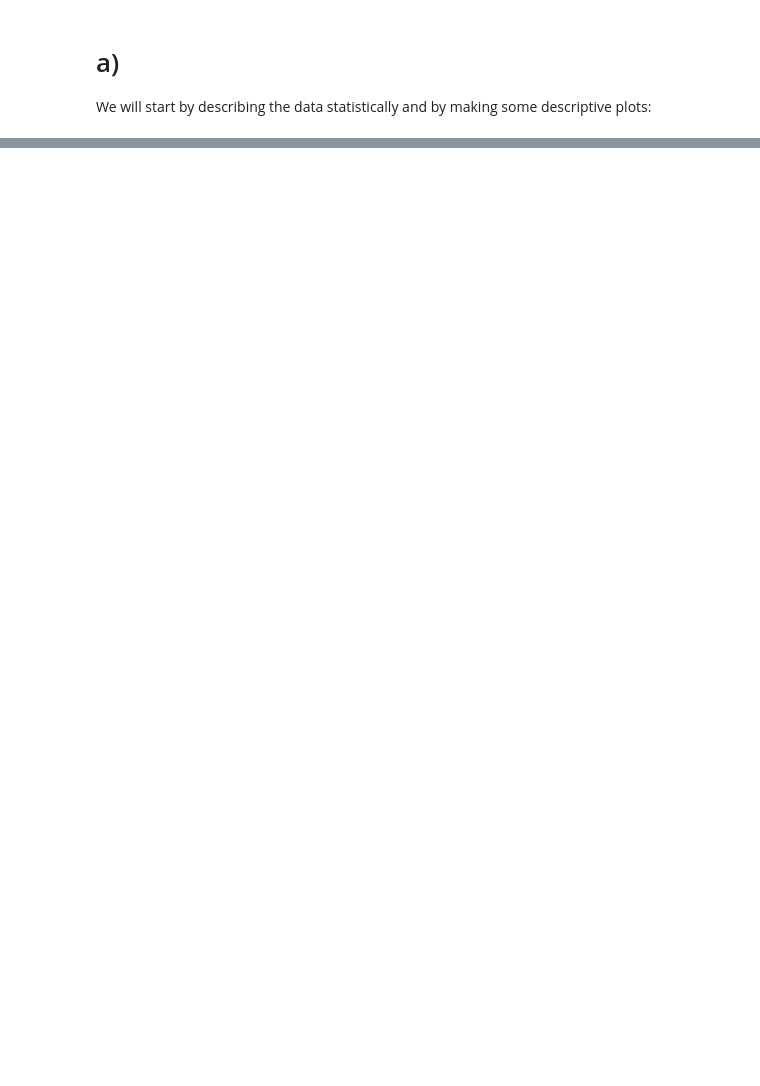
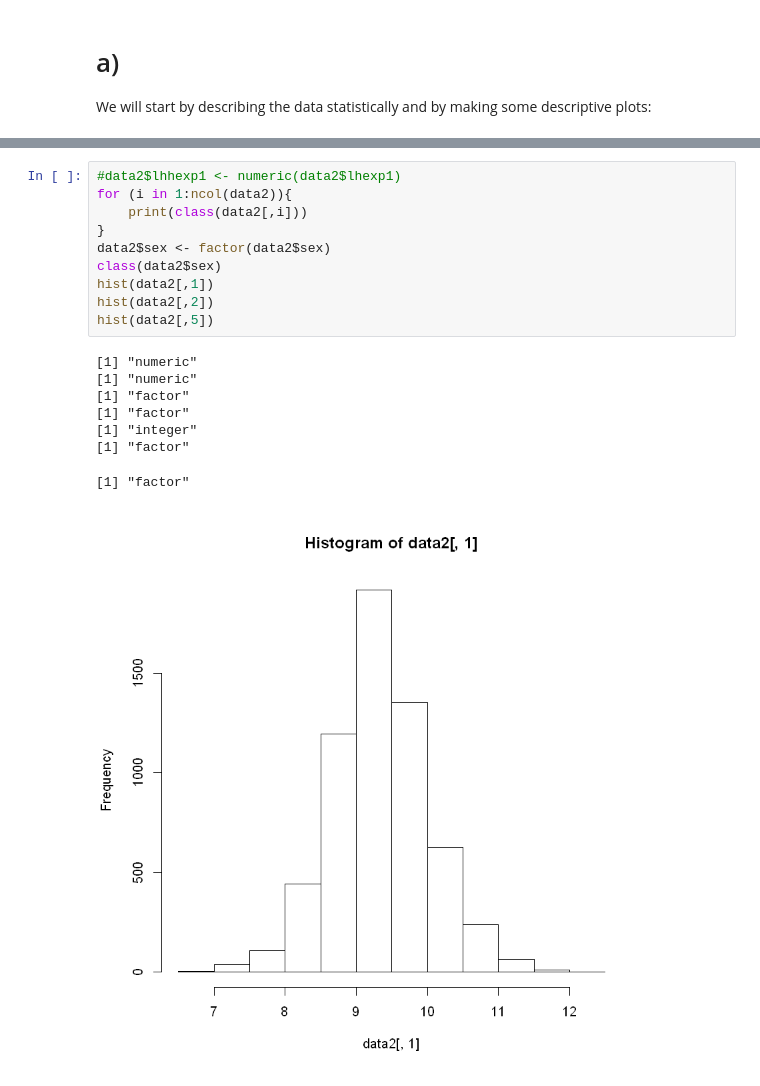
Before and after one commit to magicbeans817/ecox1, a Jupyter notebook: HW1.ipynb, the cells around one changed output, grey strips where cells are left out. Drawn from its saved outputs; the diff is of its cells as text; blank space fills up the shorter version.

```diff
--- a/HW1.ipynb
+++ b/HW1.ipynb
@@ -311,0 +326,19 @@ ncol(data2)
+# %%
+#data2$lhhexp1 <- numeric(data2$lhexp1)
+for (i in 1:ncol(data2)){
+    print(class(data2[,i]))
+}
+data2$sex <- factor(data2$sex)
+class(data2$sex)
+hist(data2[,1])
+hist(data2[,2])
+hist(data2[,5])
+# %% [output]
+[1] "numeric"
+[1] "numeric"
+[1] "factor"
+[1] "factor"
+[1] "integer"
+[1] "factor"
+[1] "factor"
+[figure, added]
```
Also changed, not shown: parts of 5 cells of this notebook.
